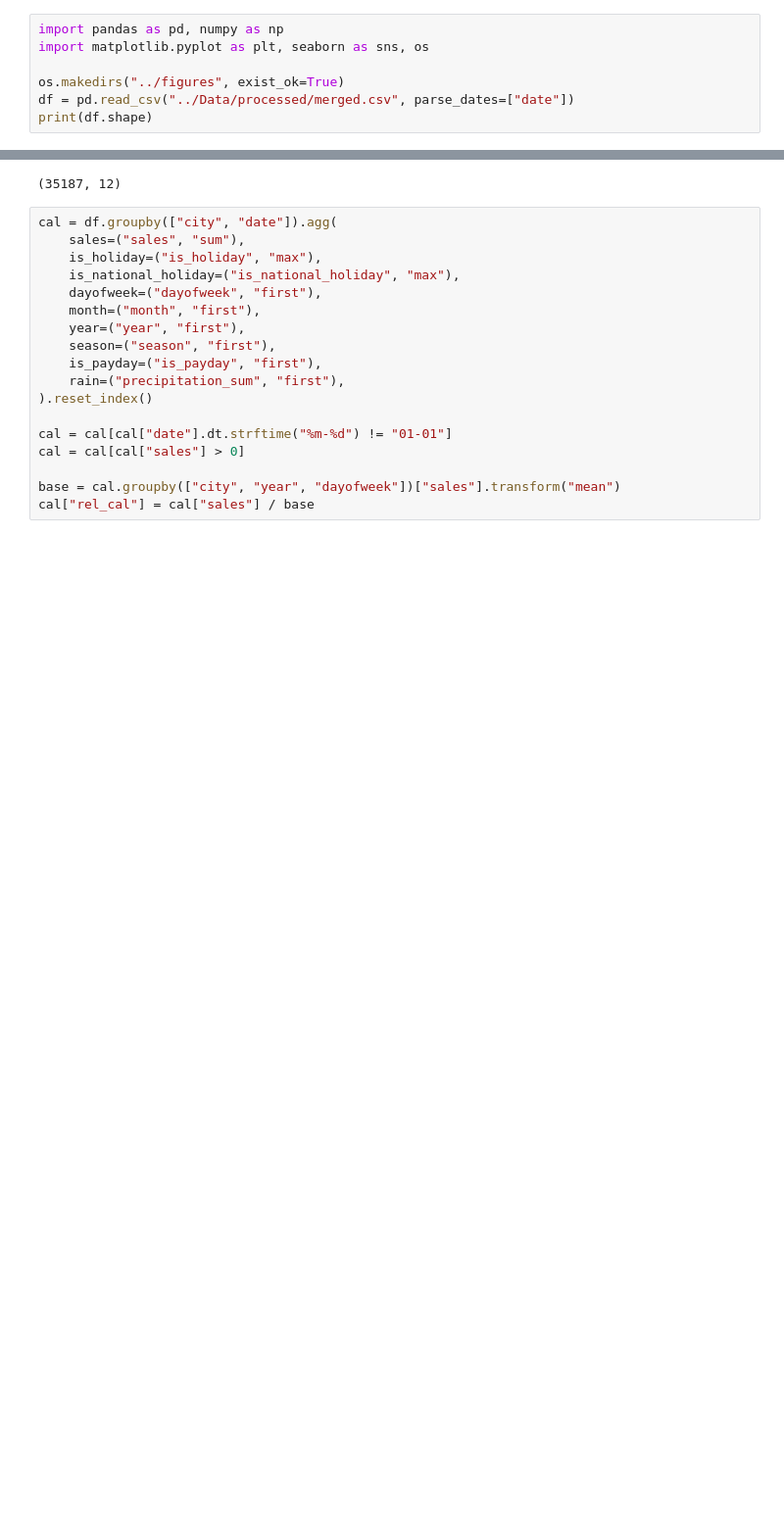
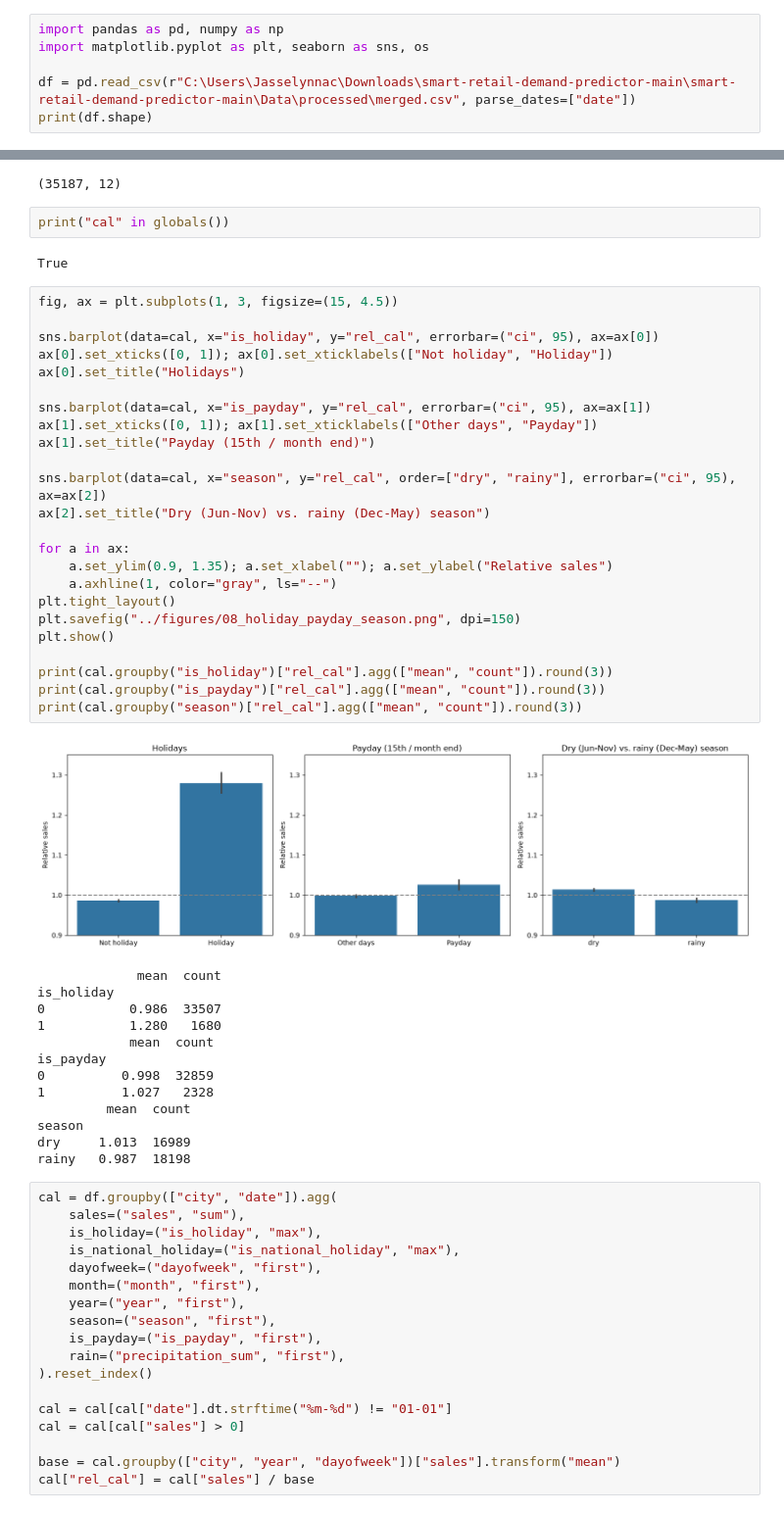
Before and after one commit to inssaf-alt/smart-retail-demand-predictor, a Jupyter notebook: Notebooks/03_analysis.ipynb, the cells around one changed output, grey strips where cells are left out. Shown at 98% size. Drawn from its saved outputs; the diff is of its cells as text; blank space fills up the shorter version.

```diff
--- a/Notebooks/03_analysis.ipynb
+++ b/Notebooks/03_analysis.ipynb
@@ -2,8 +2,7 @@
 import pandas as pd, numpy as np
 import matplotlib.pyplot as plt, seaborn as sns, os
 
-os.makedirs("../figures", exist_ok=True)
-df = pd.read_csv("../Data/processed/merged.csv", parse_dates=["date"])
+df = pd.read_csv(r"C:\Users\Jasselynnac\Downloads\smart-retail-demand-predictor-main\smart-retail-demand-predictor-main\Data\processed\merged.csv", parse_dates=["date"])
 print(df.shape)
 # %% [output]
 (2778831, 28)
@@ -257,6 +266,48 @@ cal["rel_cal"] = cal["sales"] / base
 print(cal.shape)
 # %% [output]
 (35187, 12)
+# %%
+print("cal" in globals())
+# %% [output]
+True
+# %%
+fig, ax = plt.subplots(1, 3, figsize=(15, 4.5))
+
+sns.barplot(data=cal, x="is_holiday", y="rel_cal", errorbar=("ci", 95), ax=ax[0])
+ax[0].set_xticks([0, 1]); ax[0].set_xticklabels(["Not holiday", "Holiday"])
+ax[0].set_title("Holidays")
+
+sns.barplot(data=cal, x="is_payday", y="rel_cal", errorbar=("ci", 95), ax=ax[1])
+ax[1].set_xticks([0, 1]); ax[1].set_xticklabels(["Other days", "Payday"])
+ax[1].set_title("Payday (15th / month end)")
+
+sns.barplot(data=cal, x="season", y="rel_cal", order=["dry", "rainy"], errorbar=("ci", 95), ax=ax[2])
+ax[2].set_title("Dry (Jun-Nov) vs. rainy (Dec-May) season")
+
+for a in ax:
+    a.set_ylim(0.9, 1.35); a.set_xlabel(""); a.set_ylabel("Relative sales")
+    a.axhline(1, color="gray", ls="--")
+plt.tight_layout()
+plt.savefig("../figures/08_holiday_payday_season.png", dpi=150)
+plt.show()
+
+print(cal.groupby("is_holiday")["rel_cal"].agg(["mean", "count"]).round(3))
+print(cal.groupby("is_payday")["rel_cal"].agg(["mean", "count"]).round(3))
+print(cal.groupby("season")["rel_cal"].agg(["mean", "count"]).round(3))
+# %% [output]
+[figure, added]
+             mean  count
+is_holiday
+0           0.986  33507
+1           1.280   1680
+            mean  count
+is_payday
+0          0.998  32859
+1          1.027   2328
+         mean  count
+season
+dry     1.013  16989
+rainy   0.987  18198
 # %%
 cal = df.groupby(["city", "date"]).agg(
     sales=("sales", "sum"),
```
Also changed, not shown: parts of 3 cells of this notebook.
